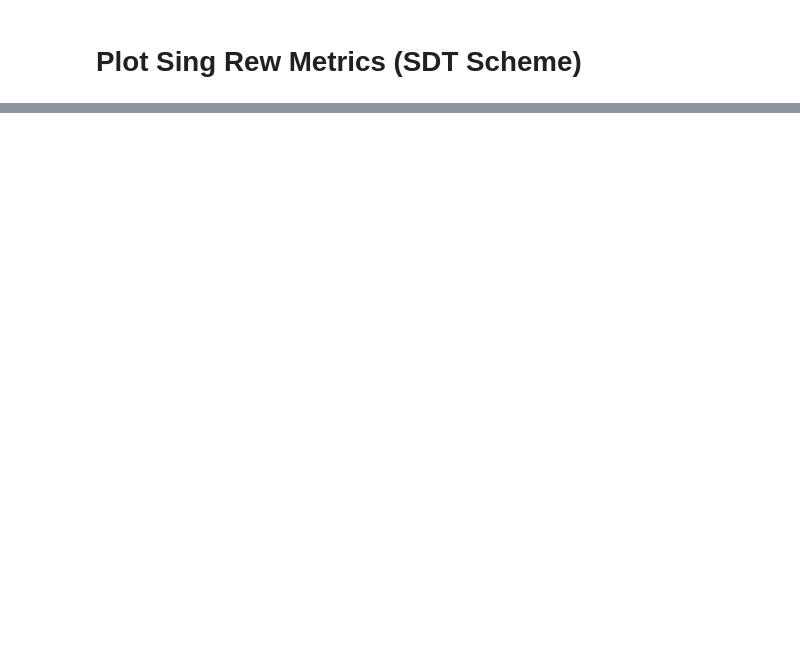
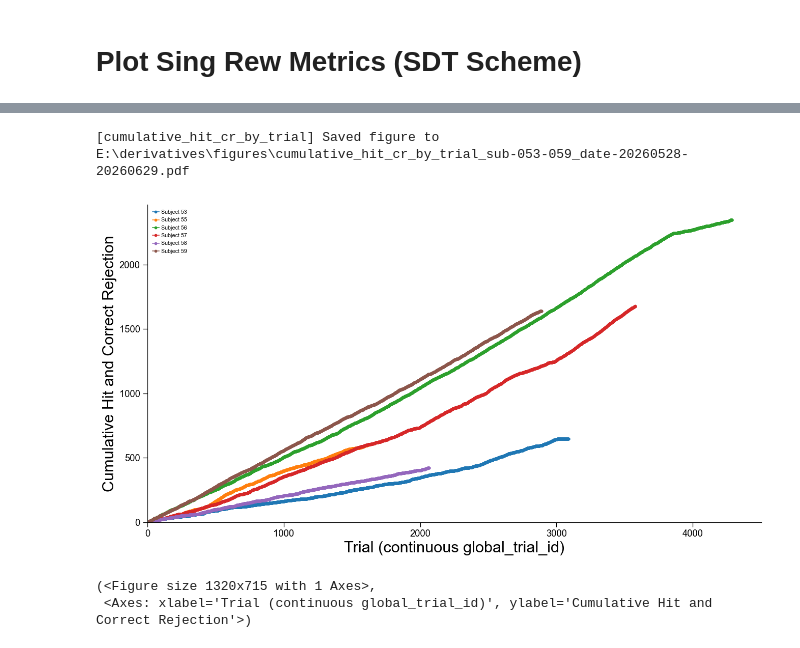
Before and after one commit to SainsburyWellcomeCentre/hypnose-analysis, a Jupyter notebook: notebooks/sing_rew_visualization.ipynb, the cells around one changed output, grey strips where cells are left out. Cells and saved outputs as stored; diff of their text form; code cells hidden in the pictures; blank space fills up the shorter version.

```diff
--- a/notebooks/sing_rew_visualization.ipynb
+++ b/notebooks/sing_rew_visualization.ipynb
@@ -73,0 +80,7 @@ plot_cumulative_hit_cr_by_trial(data_59, save=True)
+# %%
+plot_cumulative_hit_cr_by_trial(data_all, save=True)
+# %% [output]
+[cumulative_hit_cr_by_trial] Saved figure to E:\derivatives\figures\cumulative_hit_cr_by_trial_sub-053-059_date-20260528-20260629.pdf
+[figure, added]
+(<Figure size 1320x715 with 1 Axes>,
+ <Axes: xlabel='Trial (continuous global_trial_id)', ylabel='Cumulative Hit and Correct Rejection'>)
```
Also changed, not shown: parts of 5 cells of this notebook, 4 other files.
